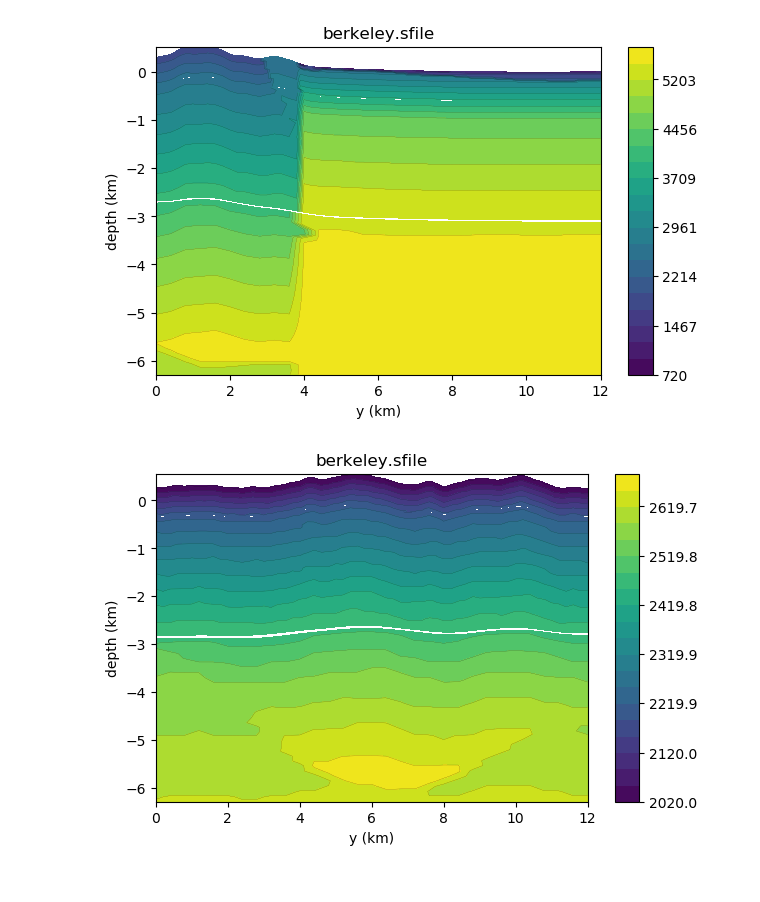
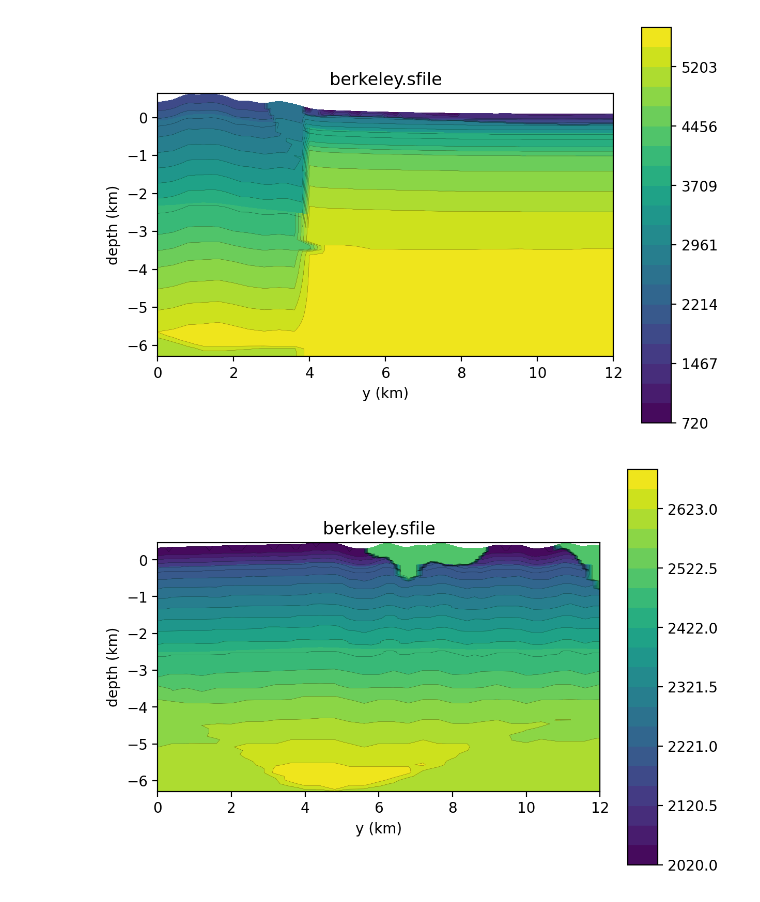
Before and after one commit to geodynamics/sw4, a Jupyter notebook: tools/plot_sfile.ipynb, the cells around one changed output. Drawn from its saved outputs; the diff is of its cells as text; code cells hidden in the pictures.

```diff
--- a/tools/plot_sfile.ipynb
+++ b/tools/plot_sfile.ipynb
@@ -6,7 +6,6 @@ import matplotlib
 import matplotlib.pyplot as plt
 import numpy as np
 from mpl_toolkits import mplot3d
-matplotlib.rcParams['figure.dpi'] = 100
 # %%
 def plot_sfile_surface(fname, intf=0):
     sfile = h5py.File(fname, 'r')
@@ -156,6 +215,7 @@ def plot_sfile(fname, var, plane, coordinate, minv=1e9, maxv=-1e9, savefig=False
     else:
         fig.show()
 # %%
-fname='/global/cfs/cdirs/m3354/tang/sw4/examples/sfile/berkeley.sfile'
+matplotlib.rcParams['figure.dpi'] = 200
+fname='/global/u1/h/houhun/sw4/examples/sfile/berkeley.sfile'
 plot_sfile_surface(fname)
 # %% [output]
@@ -172,18 +231,18 @@ for i in range(0, get_ngrid_sfile(fname)+1):
 # %%
-fname='/global/cfs/cdirs/m3354/tang/sw4/examples/sfile/berkeley.sfile'
+fname='/global/u1/h/houhun/sw4/examples/sfile/berkeley.sfile'
 var='Cp'
 plane='x'
 val=6000
 
 plot_sfile(fname, var, plane, val)
 # %% [output]
-[figure, old version]
+[figure, new version]
 # %%
-fname='/global/cfs/cdirs/m3354/tang/sw4/examples/sfile/berkeley.sfile'
+fname='/global/u1/h/houhun/sw4/examples/sfile/berkeley.sfile'
 var='Rho'
 plane='y'
-val=1000
+val=3000
 
 plot_sfile(fname, var, plane, val)
 # %% [output]
-[figure, old version]
+[figure, new version]
```
Also changed, not shown: parts of 4 cells of this notebook.
